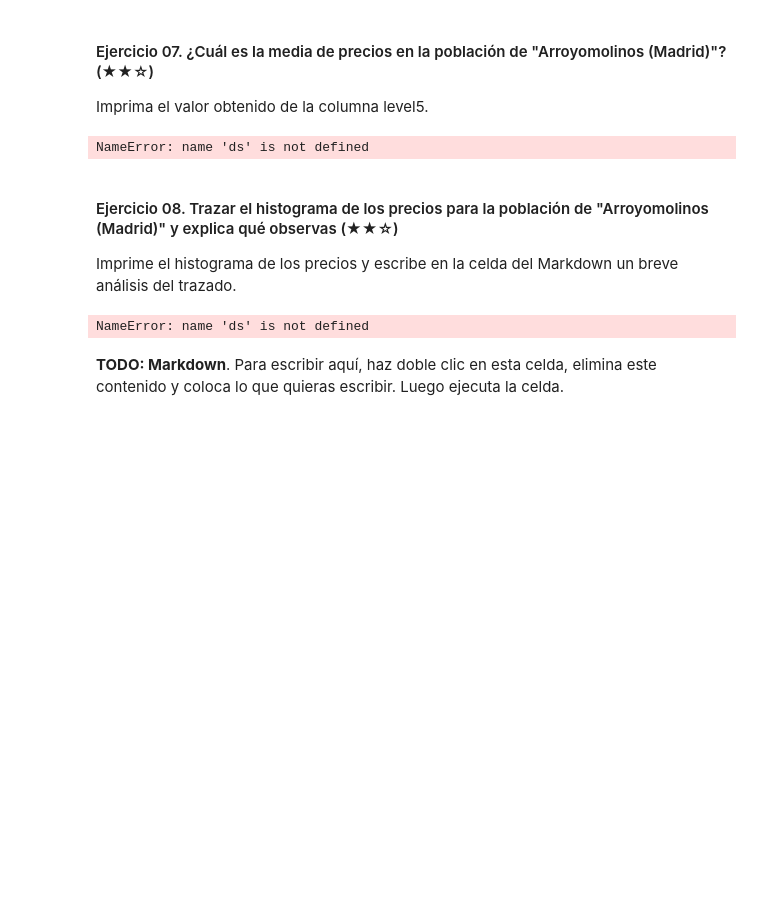
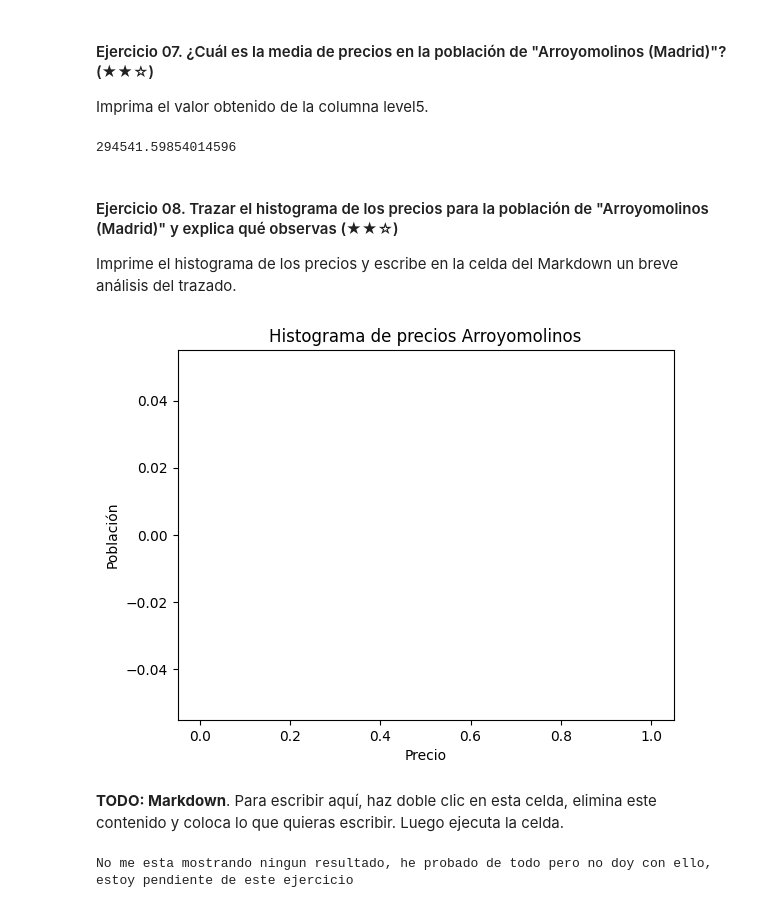
Before and after one commit to 4GeeksAcademy/AVR81-data-clean-up-pandas-for-beginners-project-final, a Jupyter notebook: project.es.ipynb, the cells around one changed output. Cells and saved outputs as stored; diff of their text form; code cells hidden in the pictures; blank space fills up the shorter version.

```diff
--- a/project.es.ipynb
+++ b/project.es.ipynb
@@ -244,12 +246,10 @@ Imprima el valor obtenido de la columna level5.
 # %%
 # TODO
 media_arroyomolinos = ds[ds['level5'] == 'Arroyomolinos (Madrid)']
-precio_arroyomolinos = media_arroyomolinos['price'].mean
+precio_arroyomolinos = media_arroyomolinos['price'].mean()
 print(precio_arroyomolinos)
-
-# No me está definiendo ds en este ejercicio, en los anteriores no he tenido problema
 # %% [output]
-NameError: name 'ds' is not defined
+294541.59854014596
 # %% [markdown]
 #### Ejercicio 08. Trazar el histograma de los precios para la población de "Arroyomolinos (Madrid)" y explica qué observas (★★☆)
 
@@ -257,21 +257,20 @@ Imprime el histograma de los precios y escribe en la celda del Markdown un breve
 # %%
 import matplotlib.pyplot as plt
 
 # Trazar el histograma de precios
-#precios_Arroyomolinos = ds['price'], ['Arrotyomolinos']
-precios_x = ds[ds['level5'] == 'X']['price'].dropna()
 
-plt.figure(figsize=(2, 2))
-plt.hist(precios_Arroyomolinos, bins=20, color='red')
+precio_arroyomolinos = ds[ds['level5'] == 'Arroyomolinos']['price'].dropna()
+
+plt.hist(precio_arroyomolinos, color='red')
 plt.title('Histograma de precios Arroyomolinos')
 plt.xlabel('Precio')
 plt.ylabel('Población')
 plt.show()
-
-#Estoy teniendo el mismo problema que en el ejercicio anterior, lo más provable que lo este haciendo mal, quedo pendiente de la corrección.
-#No estoy del todo seguro como acceder a los precios de Arroyomolinos porque en el data set no aparece las zonas, igual hay que buscarlo por Zipcode?
-#No comento sobre el histograma, porque no me esta saliendo de momento.
 # %% [output]
-NameError: name 'ds' is not defined
+[figure, added]
 # %% [markdown]
 **TODO: Markdown**. Para escribir aquí, haz doble clic en esta celda, elimina este contenido y coloca lo que quieras escribir. Luego ejecuta la celda.
+# %%
+print("No me esta mostrando ningun resultado, he probado de todo pero no doy con ello, estoy pendiente de este ejercicio")
+# %% [output]
+No me esta mostrando ningun resultado, he probado de todo pero no doy con ello, estoy pendiente de este ejercicio
```
Also changed, not shown: parts of 5 cells of this notebook.
